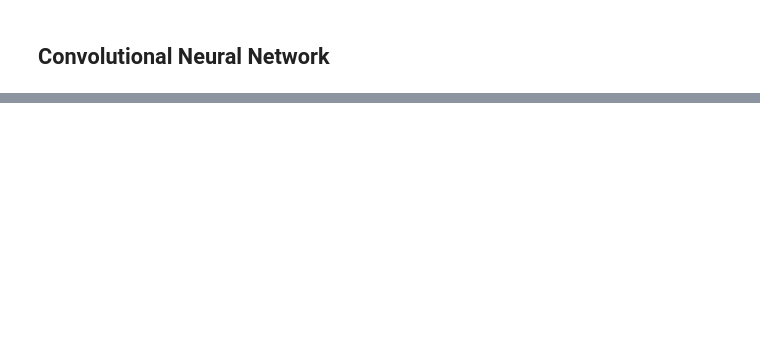
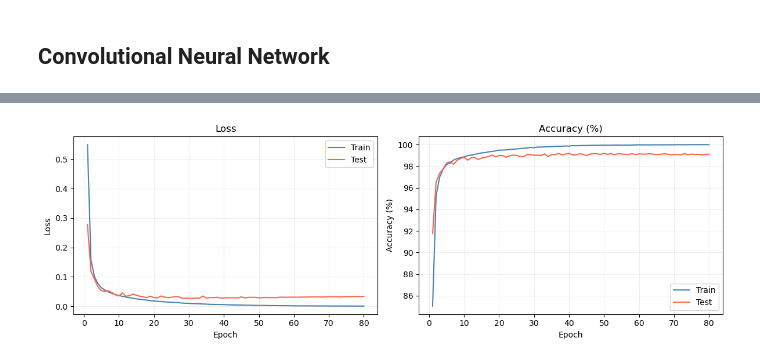
Before and after one commit to TshidisoMKG/NN_In_NumPy, a Jupyter notebook: modular_class.ipynb, the cells around one changed output, grey strips where cells are left out. Cells and saved outputs as stored; diff of their text form; code cells hidden in the pictures; blank space fills up the shorter version.

```diff
--- a/modular_class.ipynb
+++ b/modular_class.ipynb
@@ -297,0 +328,66 @@ Epoch 10/10 — Train Loss: 0.113, Train Acc: 96.91% | Test Loss: 0.116, Test Ac
+# %%
+train_losses = []
+train_accuracies = []
+test_losses = []
+test_accuracies = []
+
+model     = ConvNet()
+criterion = nn.CrossEntropyLoss()
+optimizer = torch.optim.SGD(model.parameters(), lr=0.01)
+epochs    = 80
+
+for epoch in range(epochs):
+    # Training
+    model.train()
+    total_loss = 0
+    correct    = 0
+
+    for images, labels in train_loader:
+        optimizer.zero_grad()
+        outputs = model(images)
+        loss    = criterion(outputs, labels)
+        loss.backward()
+        optimizer.step()
+
+        total_loss += loss.item()
+        correct    += (outputs.argmax(1) == labels).sum().item()
+
+    train_losses.append(total_loss / len(train_loader))
+    train_accuracies.append(correct / len(train_loader.dataset) * 100)
+
+    # Test
+    model.eval()
+    test_loss    = 0
+    test_correct = 0
+
+    with torch.no_grad():
+        for images, labels in test_loader:
+            outputs   = model(images)
+            loss      = criterion(outputs, labels)
+            test_loss += loss.item()
+            test_correct += (outputs.argmax(1) == labels).sum().item()
+
+    test_losses.append(test_loss / len(test_loader))
+    test_accuracies.append(test_correct / len(test_loader.dataset) * 100)
+
+    print(f"Epoch {epoch+1}/{epochs} — "
+          f"Train Loss: {train_losses[-1]:.3f}, Train Acc: {train_accuracies[-1]:.2f}% | "
+          f"Test Loss: {test_losses[-1]:.3f}, Test Acc: {test_accuracies[-1]:.2f}%")
+
+# Plot
+epochs_range = range(1, epochs + 1)
+fig, (ax1, ax2) = plt.subplots(1, 2, figsize=(12, 4))
+
+ax1.plot(epochs_range, train_losses, label='Train', color='steelblue')
+ax1.plot(epochs_range, test_losses, label='Test',  color='tomato')
+ax1.set_title('Loss'); ax1.set_xlabel('Epoch'); ax1.set_ylabel('Loss')
+ax1.legend(); ax1.grid(True, alpha=0.2)
+
+ax2.plot(epochs_range, train_accuracies, label='Train', color='steelblue')
+ax2.plot(epochs_range, test_accuracies, label='Test',  color='tomato')
+ax2.set_title('Accuracy (%)'); ax2.set_xlabel('Epoch'); ax2.set_ylabel('Accuracy (%)')
+ax2.legend(); ax2.grid(True, alpha=0.2)
+
+plt.tight_layout()
+plt.show()
+# %% [output]
@@ -298 +411,2 @@ Epoch 10/10 — Train Loss: 0.113, Train Acc: 96.91% | Test Loss: 0.116, Test Ac
+[figure, added]
 # %%
```
Also changed, not shown: parts of 6 cells of this notebook.
